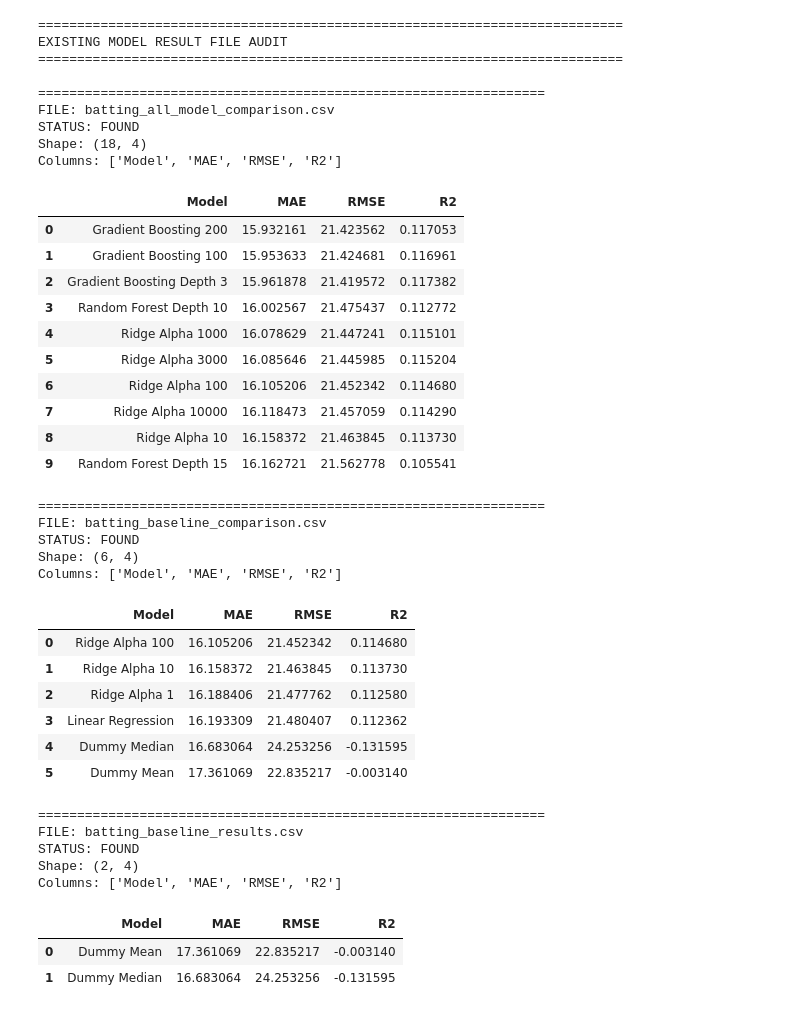
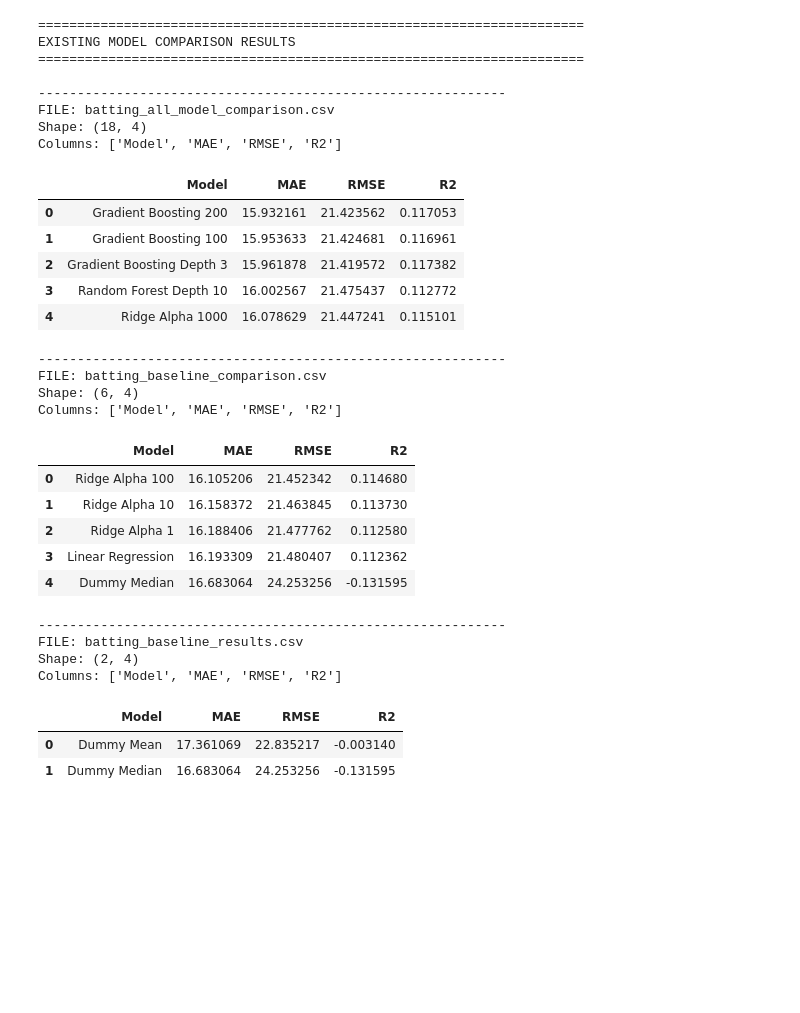
Before and after one commit to vkvinodhkumar/ipl-player-performance-v2, a Jupyter notebook: notebooks/10_model_error_analysis_and_feature_importance.ipynb, the cells around one changed output. Cells and saved outputs as stored; diff of their text form; code cells hidden in the pictures; blank space fills up the shorter version.

```diff
--- a/notebooks/10_model_error_analysis_and_feature_importance.ipynb
+++ b/notebooks/10_model_error_analysis_and_feature_importance.ipynb
@@ -82,62 +190,83 @@ reports: DIRECTORY NOT FOUND
 # %%
+
+# ============================================================
+# 02 — EXISTING MODEL RESULTS DISCOVERY
+# ============================================================
+
 import pandas as pd
 from pathlib import Path
 
 FEATURE_DIR = PROJECT_ROOT / "data" / "processed" / "features"
 
-result_files = [
+comparison_files = [
     "batting_all_model_comparison.csv",
     "batting_baseline_comparison.csv",
     "batting_baseline_results.csv",
     "batting_complete_model_comparison.csv",
-    "batting_model_comparison.csv",
+    "batting_model_comparison.csv"
 ]
 
-print("=" * 75)
-print("EXISTING MODEL RESULT FILE AUDIT")
-print("=" * 75)
+print("=" * 70)
+print("EXISTING MODEL COMPARISON RESULTS")
+print("=" * 70)
 
-for filename in result_files:
-    file_path = FEATURE_DIR / filename
+comparison_data = {}
 
-    print(f"\n{'=' * 65}")
+for filename in comparison_files:
+
+    path = FEATURE_DIR / filename
+
+    print(f"\n{'-' * 60}")
     print("FILE:", filename)
 
-    if not file_path.exists():
-        print("STATUS: NOT FOUND")
+    if not path.exists():
+        print("NOT FOUND")
         continue
 
-    result_df = pd.read_csv(file_path)
+    df = pd.read_csv(path)
+    comparison_data[filename] = df
 
-    print("STATUS: FOUND")
-    print("Shape:", result_df.shape)
-    print("Columns:", result_df.columns.tolist())
+    print("Shape:", df.shape)
+    print("Columns:", df.columns.tolist())
 
-    display(result_df.head(10))
+    display(df.head(5))
+
+# Inspect output directories
+print("\n" + "=" * 70)
+print("EXISTING REPORT / METRIC / FIGURE FILES")
+print("=" * 70)
+
+for folder in [
+    REPORT_ROOT,
+    METRIC_ROOT,
+    FIGURE_ROOT
+]:
+    files = list(folder.rglob("*"))
+    files = [p for p in files if p.is_file()]
+
+    print(f"\n{folder.name}: {len(files)} files")
+
+    for path in files:
+        print(" -", path.relative_to(PROJECT_ROOT))
+
+print("\nRESULT DISCOVERY COMPLETED")
 # %% [output]
-===========================================================================
-EXISTING MODEL RESULT FILE AUDIT
-===========================================================================
+======================================================================
+EXISTING MODEL COMPARISON RESULTS
+======================================================================
 
-=================================================================
+------------------------------------------------------------
 FILE: batting_all_model_comparison.csv
-STATUS: FOUND
 Shape: (18, 4)
 Columns: ['Model', 'MAE', 'RMSE', 'R2']
 |  | Model | MAE | RMSE | R2 |
 | 0 | Gradient Boosting 200 | 15.932161 | 21.423562 | 0.117053 |
 | 1 | Gradient Boosting 100 | 15.953633 | 21.424681 | 0.116961 |
 | 2 | Gradient Boosting Depth 3 | 15.961878 | 21.419572 | 0.117382 |
 | 3 | Random Forest Depth 10 | 16.002567 | 21.475437 | 0.112772 |
 | 4 | Ridge Alpha 1000 | 16.078629 | 21.447241 | 0.115101 |
-| 5 | Ridge Alpha 3000 | 16.085646 | 21.445985 | 0.115204 |
-| 6 | Ridge Alpha 100 | 16.105206 | 21.452342 | 0.114680 |
-| 7 | Ridge Alpha 10000 | 16.118473 | 21.457059 | 0.114290 |
-| 8 | Ridge Alpha 10 | 16.158372 | 21.463845 | 0.113730 |
-| 9 | Random Forest Depth 15 | 16.162721 | 21.562778 | 0.105541 |
-=================================================================
+------------------------------------------------------------
 FILE: batting_baseline_comparison.csv
-STATUS: FOUND
 Shape: (6, 4)
 Columns: ['Model', 'MAE', 'RMSE', 'R2']
 |  | Model | MAE | RMSE | R2 |
@@ -146,10 +275,8 @@ Columns: ['Model', 'MAE', 'RMSE', 'R2']
 | 2 | Ridge Alpha 1 | 16.188406 | 21.477762 | 0.112580 |
 | 3 | Linear Regression | 16.193309 | 21.480407 | 0.112362 |
 | 4 | Dummy Median | 16.683064 | 24.253256 | -0.131595 |
-| 5 | Dummy Mean | 17.361069 | 22.835217 | -0.003140 |
-=================================================================
+------------------------------------------------------------
 FILE: batting_baseline_results.csv
-STATUS: FOUND
 Shape: (2, 4)
 Columns: ['Model', 'MAE', 'RMSE', 'R2']
 |  | Model | MAE | RMSE | R2 |
```
Also changed, not shown: parts of 21 cells of this notebook, 20 other files.
